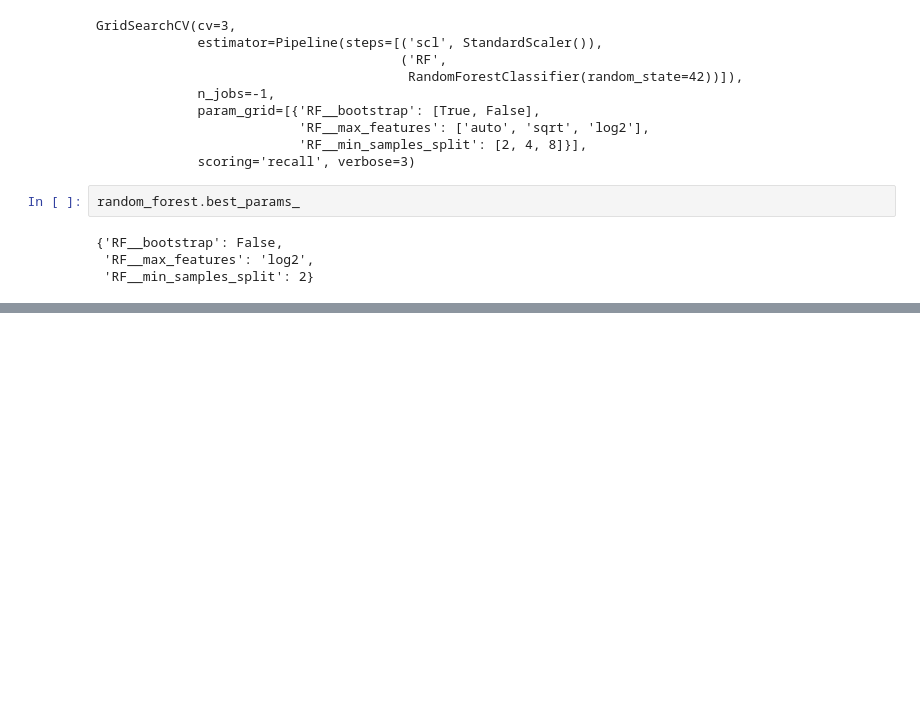
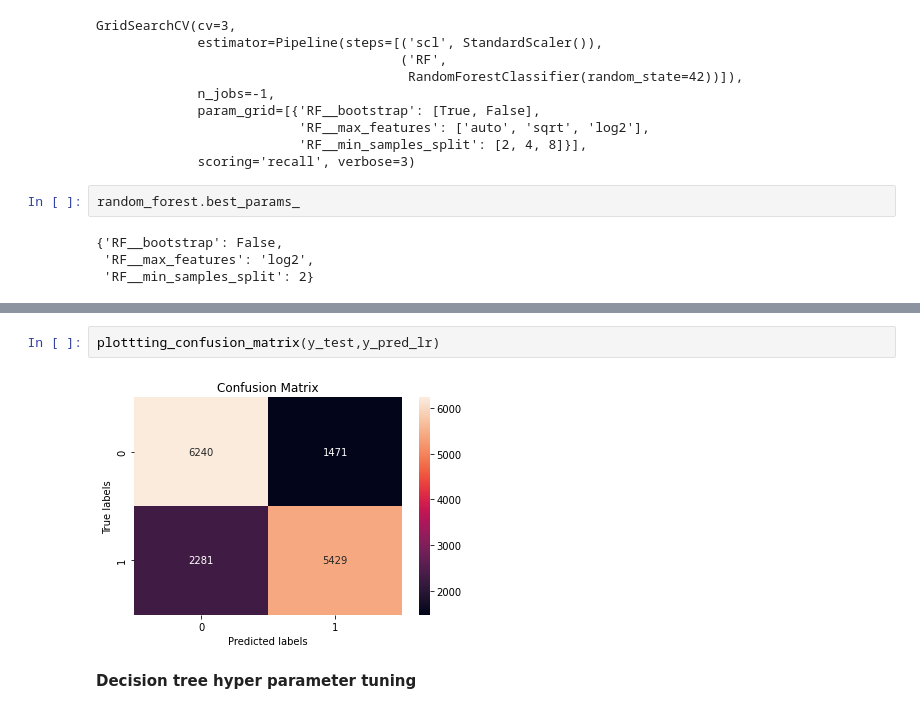
Before and after one commit to AyushSonuu/credit-card-default-ML-classification-capstone, a Jupyter notebook: Copy_of_Credit_Card_Default_Prediction_Capstone_Project.ipynb, the cells around one changed output, grey strips where cells are left out. Cells and saved outputs as stored; diff of their text form; blank space fills up the shorter version.

```diff
--- a/Copy_of_Credit_Card_Default_Prediction_Capstone_Project.ipynb
+++ b/Copy_of_Credit_Card_Default_Prediction_Capstone_Project.ipynb
@@ -729,0 +793,6 @@ weighted avg       0.85      0.84      0.84     15421
+# %%
+plottting_confusion_matrix(y_test,y_pred_lr)
+# %% [output]
+[figure, added]
+# %% [markdown]
+**Decision tree hyper parameter tuning**
```
Also changed, not shown: parts of 13 cells of this notebook.
